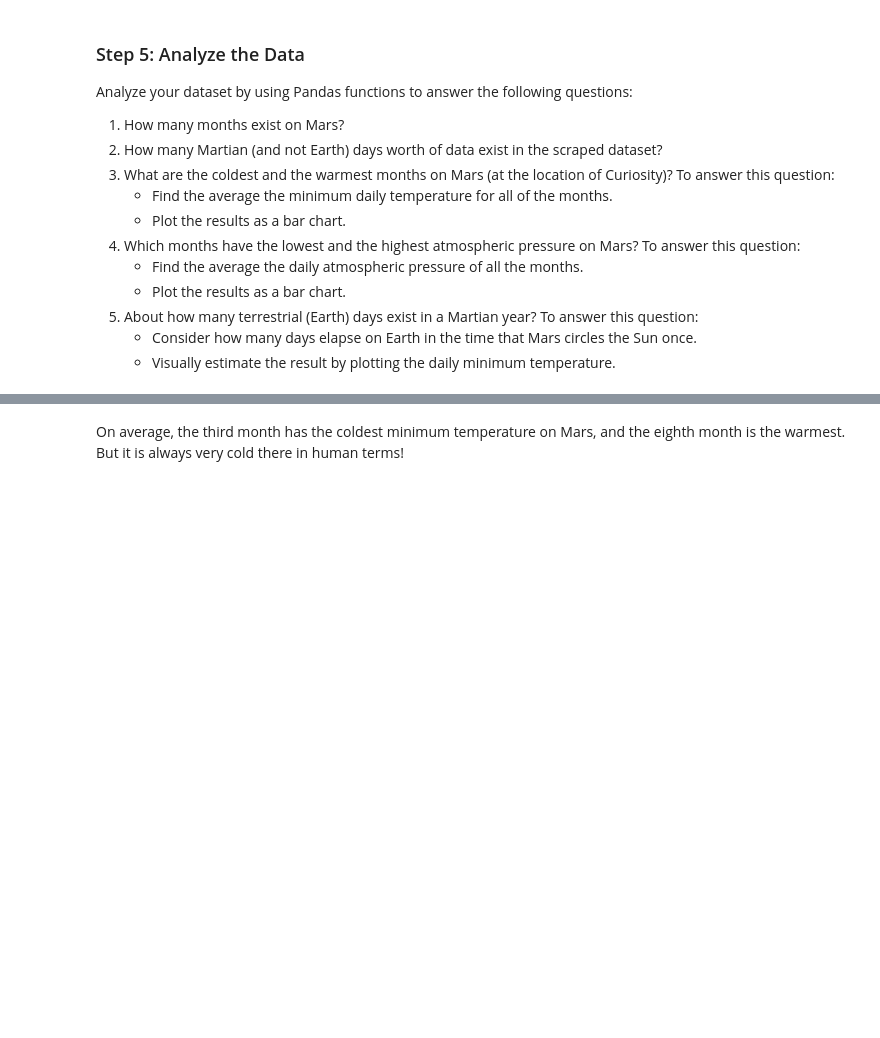
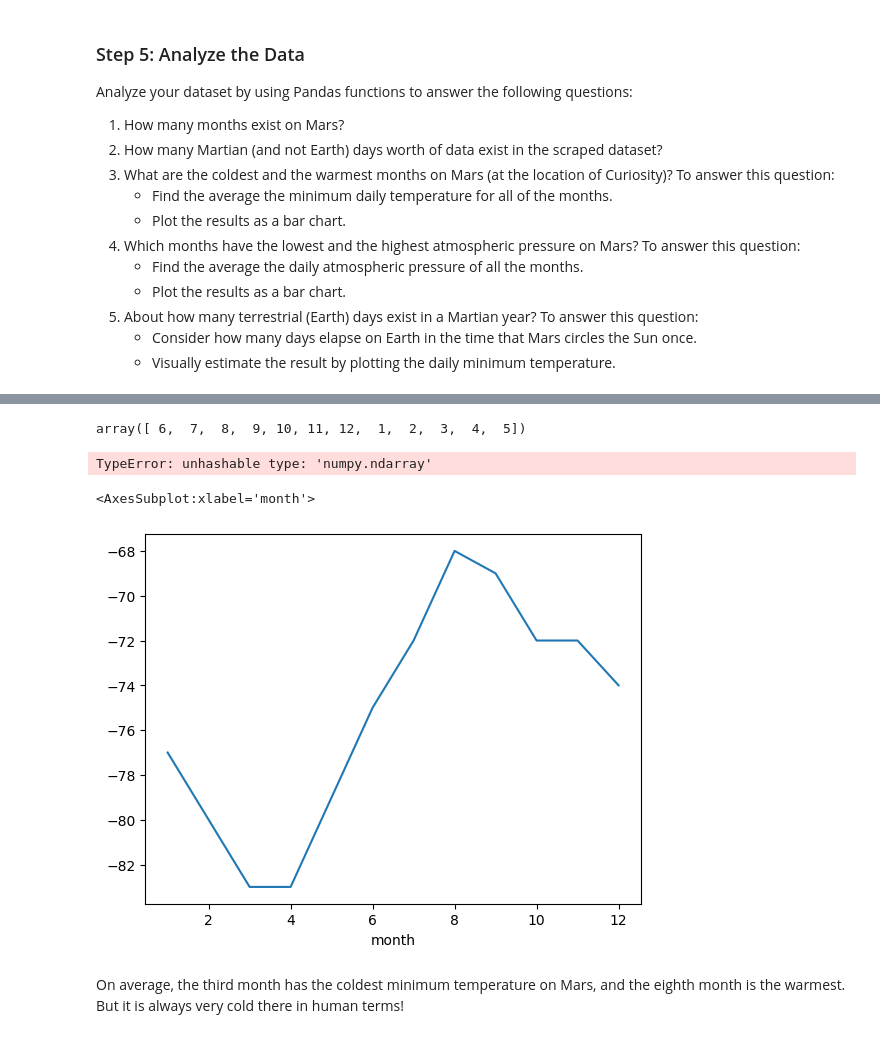
Before and after one commit to DavidsonRCan2/11-data-collection, a Jupyter notebook: part_2_mars_weather.ipynb, the cells around one changed output, grey strips where cells are left out. Saved outputs shown, nothing was run; the diff lists cells and outputs as text; code cells hidden in the pictures; blank space fills up the shorter version.

```diff
--- a/part_2_mars_weather.ipynb
+++ b/part_2_mars_weather.ipynb
@@ -140,0 +160,4 @@ Analyze your dataset by using Pandas functions to answer the following questions
+# %%
+# 3. What is the average low temperature by month?
+avg_low_temp = round(mars_df.min_temp.groupby(mars_df.month).mean(),0)
+print(f"The average low temperature by month is {avg_low_temp}.")
@@ -141,2 +179,15 @@ Analyze your dataset by using Pandas functions to answer the following questions
+# %%
+temp_month = mars_df.month.unique()
+temp_month
+# %% [output]
+array([ 6,  7,  8,  9, 10, 11, 12,  1,  2,  3,  4,  5])
+# %%
+temp_by_month_df = pd.concat({temp_month,avg_low_temp})
+# %% [output]
+TypeError: unhashable type: 'numpy.ndarray'
 # %%
-# 3. What is the average low temperature by month?
+# Plot the average temperature by month
+avg_low_temp.plot()
+# %% [output]
+<AxesSubplot:xlabel='month'>
+[figure, added]
```
Also changed, not shown: parts of 6 cells of this notebook.
